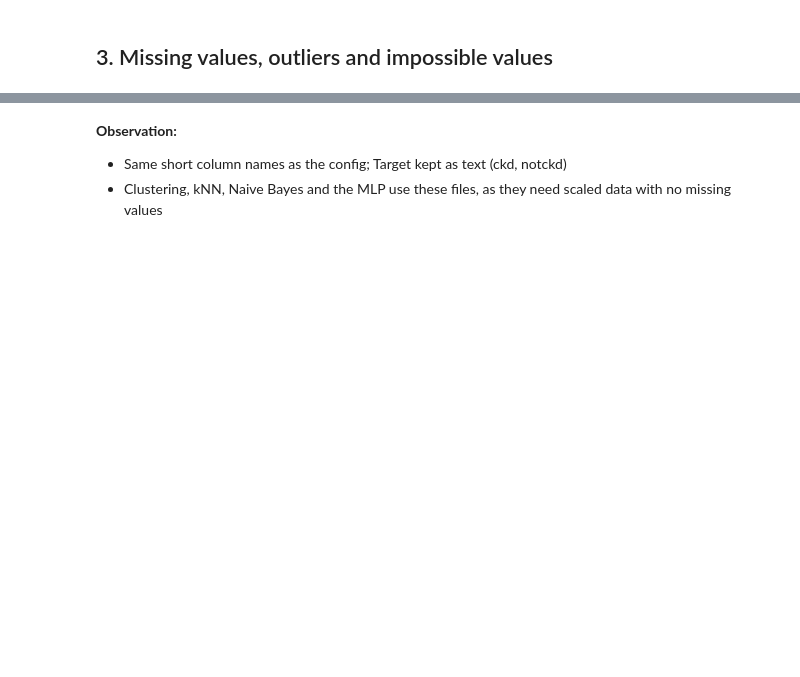
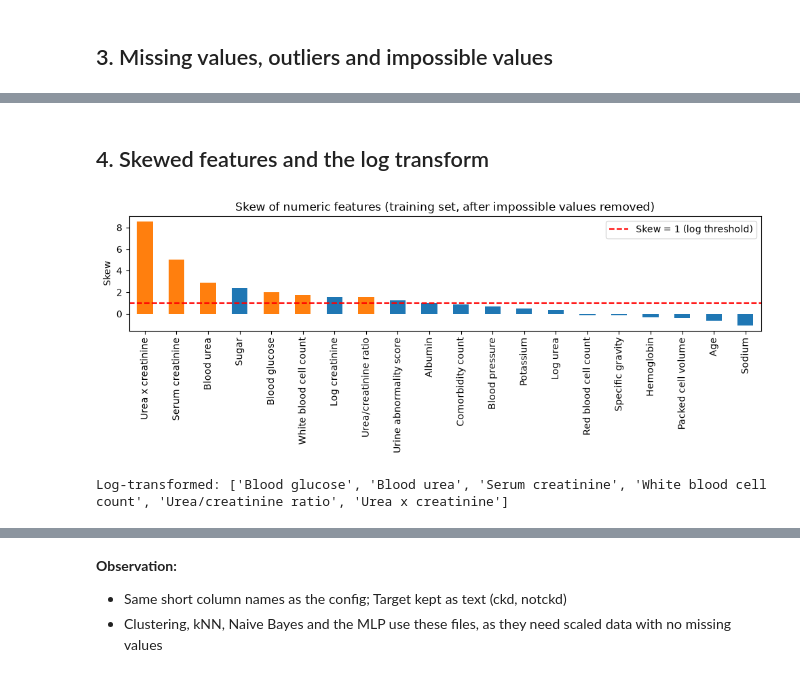
Before and after one commit to elgazar24/f21dl-2026-27-PG-group-13, a Jupyter notebook: src/notebooks/2_Data_Analysis/Data_Preprocessing/Data_Preprocessing.ipynb, the cells around one changed output, grey strips where cells are left out. Saved outputs shown, nothing was run; the diff lists cells and outputs as text; code cells hidden in the pictures; blank space fills up the shorter version.

```diff
--- a/src/notebooks/2_Data_Analysis/Data_Preprocessing/Data_Preprocessing.ipynb
+++ b/src/notebooks/2_Data_Analysis/Data_Preprocessing/Data_Preprocessing.ipynb
@@ -155,2 +199,19 @@ Test: sodium [4.5], potassium []
 - IQR outliers in sugar, creatinine, glucose and urea are kept, because very high values are expected in kidney failure (KDIGO, 2024)
 - 3 impossible values (potassium 47 and 39 in train, sodium 4.5 in test), likely typing errors, set to missing
+# %% [markdown]
+## 4. Skewed features and the log transform
+# %%
+graded = ["sg", "al", "su", "comorbidity_count", "urine_abnormality_score", "log_bu", "log_sc"]  # scales, scores, or already logged
+skew = X_train[num_cols].skew().sort_values(ascending=False)
+skewed = [c for c in num_cols if c not in graded and skew[c] > 1]
+
+ax = skew.rename(index=names).plot(kind="bar", figsize=(10, 4), color=["C1" if c in skewed else "C0" for c in skew.index])
+ax.axhline(1, color="red", linestyle="--", label="Skew = 1 (log threshold)")
+ax.set(ylabel="Skew", title="Skew of numeric features (training set, after impossible values removed)")
+ax.legend()
+plt.tight_layout()
+plt.show()
+print("Log-transformed:", [names[c] for c in skewed])
+# %% [output]
+[figure, added]
+Log-transformed: ['Blood glucose', 'Blood urea', 'Serum creatinine', 'White blood cell count', 'Urea/creatinine ratio', 'Urea x creatinine']
```
Also changed, not shown: parts of 24 cells of this notebook, 4 other files.
